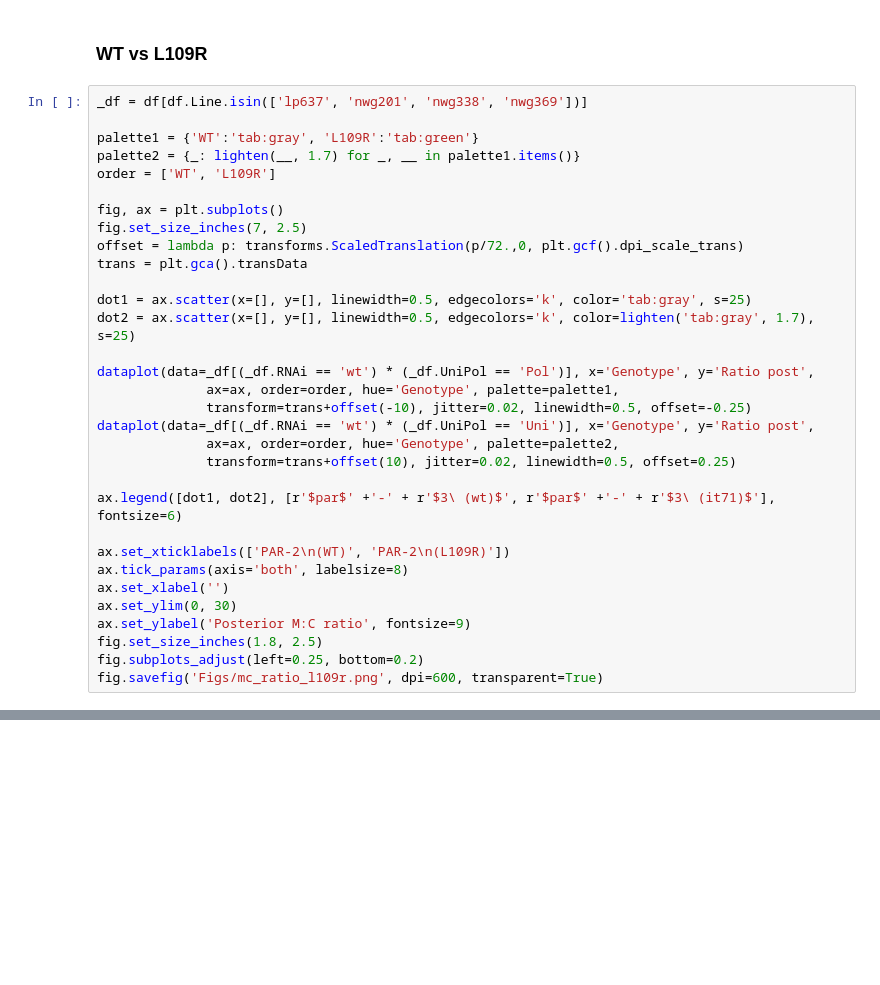
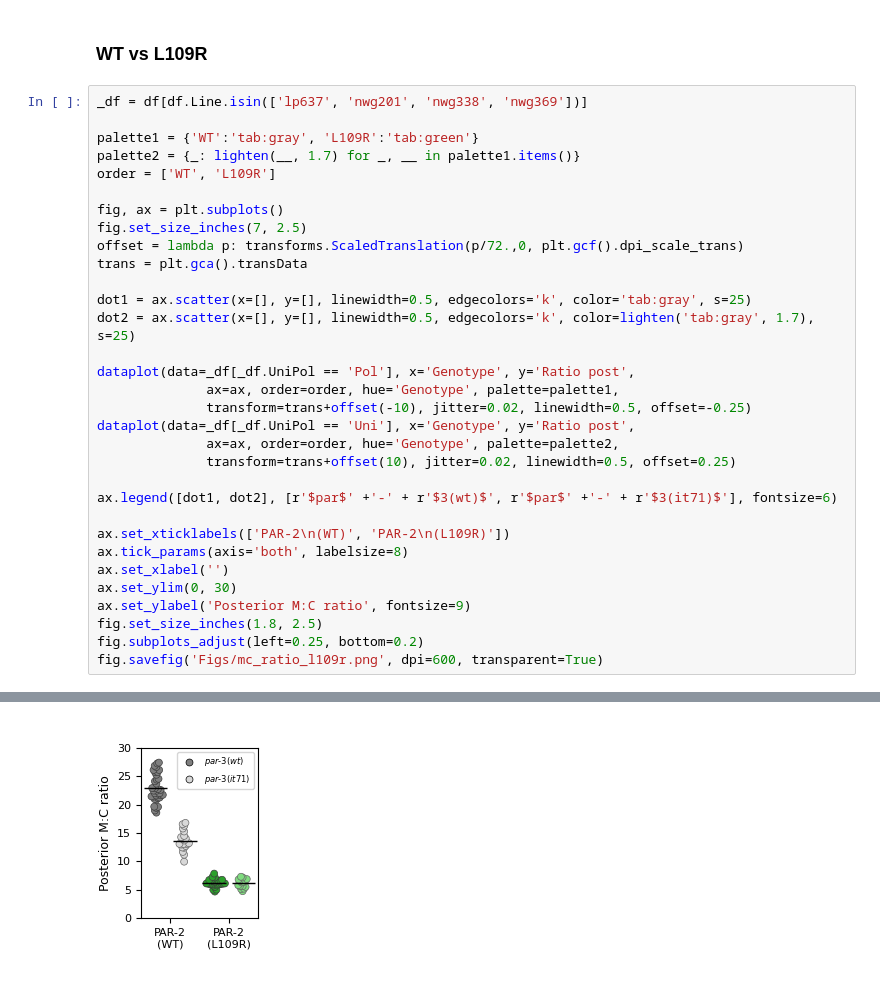
Before and after one commit to goehringlab/2023-Bland-bioRxiv, a Jupyter notebook: scripts/Downstream analysis and figures/Polarised vs uniform/Figures_.ipynb, the cells around one changed output, grey strips where cells are left out. Cells and saved outputs as stored; diff of their text form; blank space fills up the shorter version.

```diff
--- a/scripts/Downstream analysis and figures/Polarised vs uniform/Figures_.ipynb
+++ b/scripts/Downstream analysis and figures/Polarised vs uniform/Figures_.ipynb
@@ -129,14 +252,14 @@ trans = plt.gca().transData
 dot1 = ax.scatter(x=[], y=[], linewidth=0.5, edgecolors='k', color='tab:gray', s=25)
 dot2 = ax.scatter(x=[], y=[], linewidth=0.5, edgecolors='k', color=lighten('tab:gray', 1.7), s=25)
 
-dataplot(data=_df[(_df.RNAi == 'wt') * (_df.UniPol == 'Pol')], x='Genotype', y='Ratio post',
+dataplot(data=_df[_df.UniPol == 'Pol'], x='Genotype', y='Ratio post',
               ax=ax, order=order, hue='Genotype', palette=palette1,
               transform=trans+offset(-10), jitter=0.02, linewidth=0.5, offset=-0.25)
-dataplot(data=_df[(_df.RNAi == 'wt') * (_df.UniPol == 'Uni')], x='Genotype', y='Ratio post',
+dataplot(data=_df[_df.UniPol == 'Uni'], x='Genotype', y='Ratio post',
               ax=ax, order=order, hue='Genotype', palette=palette2,
               transform=trans+offset(10), jitter=0.02, linewidth=0.5, offset=0.25)
 
-ax.legend([dot1, dot2], [r'$par$' +'-' + r'$3\ (wt)$', r'$par$' +'-' + r'$3\ (it71)$'], fontsize=6)
+ax.legend([dot1, dot2], [r'$par$' +'-' + r'$3(wt)$', r'$par$' +'-' + r'$3(it71)$'], fontsize=6)
 
 ax.set_xticklabels(['PAR-2\n(WT)', 'PAR-2\n(L109R)'])
 ax.tick_params(axis='both', labelsize=8)
@@ -151,0 +273 @@ fig.savefig('Figs/mc_ratio_l109r.png', dpi=600, transparent=True)
+[figure, added]
```
Also changed, not shown: parts of 12 cells of this notebook, 49 other files.
